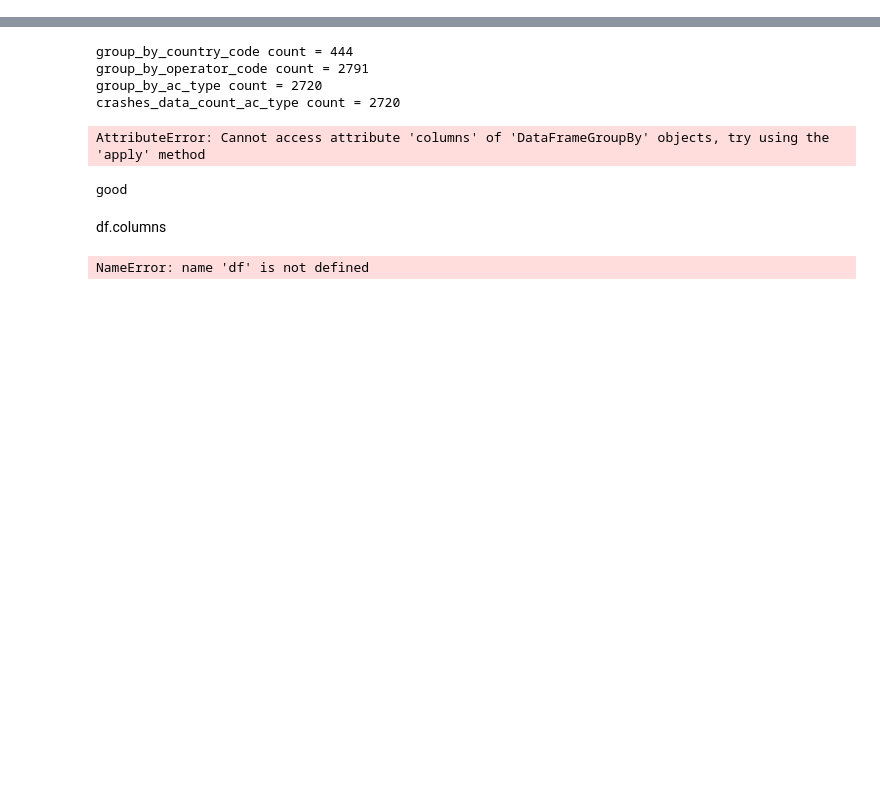
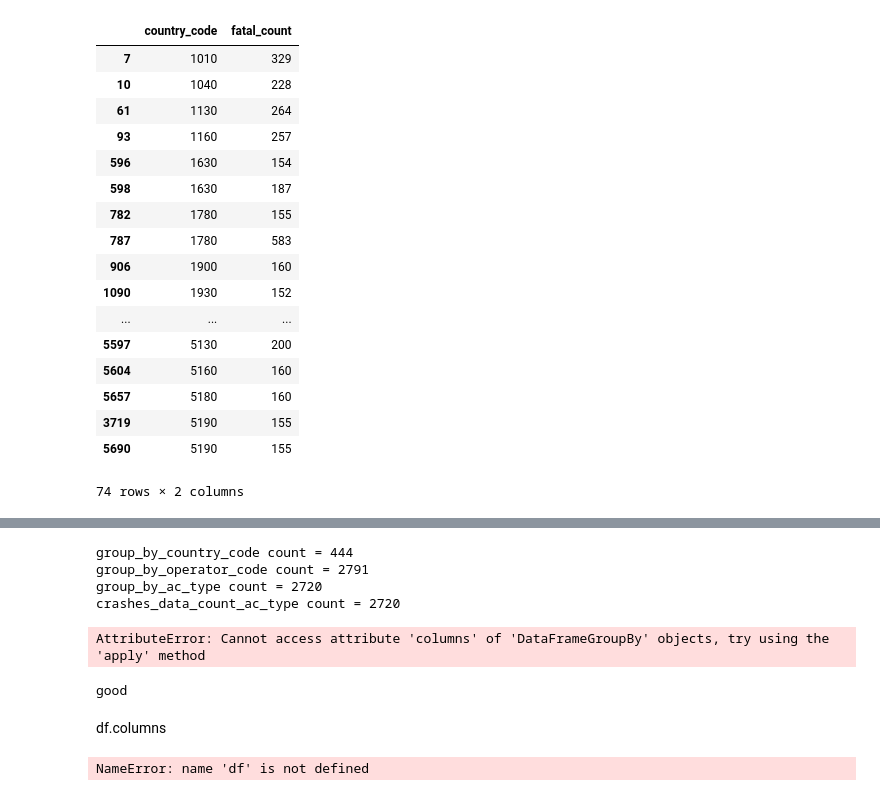
Before and after one commit to loupendley/Thinkful, a Jupyter notebook: Datafiles/Unit2Lesson2Project4.ipynb, the cells around one changed output, grey strips where cells are left out. Drawn from its saved outputs; the diff is of its cells as text; code cells hidden in the pictures; blank space fills up the shorter version.

```diff
--- a/Datafiles/Unit2Lesson2Project4.ipynb
+++ b/Datafiles/Unit2Lesson2Project4.ipynb
@@ -239,0 +228,23 @@ Index(['country_code', 'operator_code', 'ac_type', 'aboard_count',
+# %%
+# crashes_df.fatal_count.sort_values(['fatal_count']. inplace=True)
+crashes2 = crashes_df.sort_values('country_code',ascending=True)
+crashes2[['country_code', 'fatal_count']]
+# %% [output]
+|  | country_code | fatal_count |
+| 7 | 1010 | 329 |
+| 10 | 1040 | 228 |
+| 61 | 1130 | 264 |
+| 93 | 1160 | 257 |
+| 596 | 1630 | 154 |
+| 598 | 1630 | 187 |
+| 782 | 1780 | 155 |
+| 787 | 1780 | 583 |
+| 906 | 1900 | 160 |
+| 1090 | 1930 | 152 |
+| ... | ... | ... |
+| 5597 | 5130 | 200 |
+| 5604 | 5160 | 160 |
+| 5657 | 5180 | 160 |
+| 3719 | 5190 | 155 |
+| 5690 | 5190 | 155 |
+74 rows × 2 columns
```
Also changed, not shown: parts of 9 cells of this notebook.
